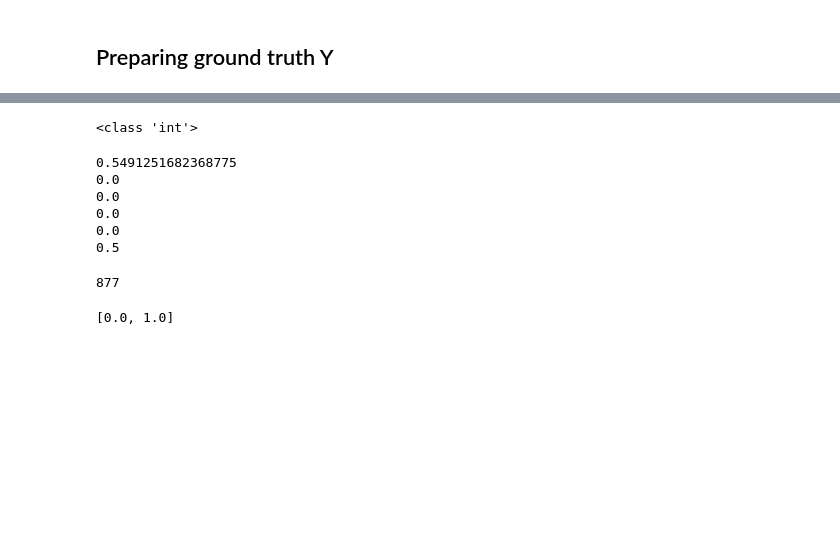
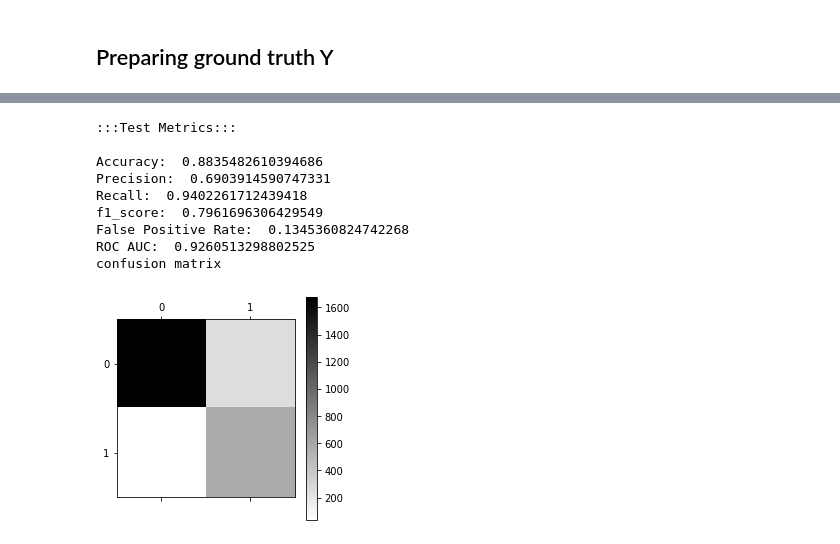
Before and after one commit to kmehant/ATM-Video-Anomaly-Detection, a Jupyter notebook: Video Anomaly Detection/Integration_and_classification_task.ipynb, the cells around one changed output, grey strips where cells are left out. Cells and saved outputs as stored; diff of their text form; code cells hidden in the pictures; blank space fills up the shorter version.

```diff
--- a/Video Anomaly Detection/Integration_and_classification_task.ipynb
+++ b/Video Anomaly Detection/Integration_and_classification_task.ipynb
@@ -413,43 +399,40 @@ score = new_a.evaluate([cft, sft, mft], ytg)
-# %%
-print(type(yt[0]))
-# %% [output]
-<class 'int'>
 # %%
 from sklearn.metrics import precision_score
 from sklearn.metrics import recall_score
 from sklearn.metrics import f1_score
 from sklearn.metrics import roc_auc_score
 from sklearn.metrics import accuracy_score
 from sklearn.metrics import confusion_matrix
 
 ytpred = []
 
 for ytpr in ytp:
   if ytpr < 0.5:
     ytpred.append(0)
   else:
     ytpred.append(1)
 
-
-print(accuracy_score(yt, ytpred))
-print(precision_score(yt, ytpred))
-print(recall_score(yt, ytpred))
-print(f1_score(yt, ytpred))
+print(':::Test Metrics:::\n')
+print('Accuracy: ', accuracy_score(yt, ytpred))
+print('Precision: ', precision_score(yt, ytpred))
+print('Recall: ', recall_score(yt, ytpred))
+print('f1_score: ', f1_score(yt, ytpred))
 tn, fp, fn, tp = confusion_matrix(yt, ytpred, labels=[0,1]).ravel()
-print(fp / (fp + tn))
-print(roc_auc_score(yt, ytp))
+cm = confusion_matrix(yt, ytpred, labels=[0,1])
+print('False Positive Rate: ', fp / (fp + tn))
+print('ROC AUC: ', roc_auc_score(yt, ytp))
+print('confusion matrix')
+plt.matshow(cm, cmap="binary")
+plt.colorbar()
+plt.show()
 # %% [output]
-0.5491251682368775
-0.0
-0.0
-0.0
-0.0
-0.5
+:::Test Metrics:::
+
+Accuracy:  0.8835482610394686
+Precision:  0.6903914590747331
+Recall:  0.9402261712439418
+f1_score:  0.7961696306429549
+False Positive Rate:  0.1345360824742268
+ROC AUC:  0.9260513298802525
+confusion matrix
+[figure, added]
-# %%
-print(yt.count(0))
-# %% [output]
-877
-# %%
-print(score)
-# %% [output]
-[0.0, 1.0]
```
Also changed, not shown: parts of 31 cells of this notebook.
